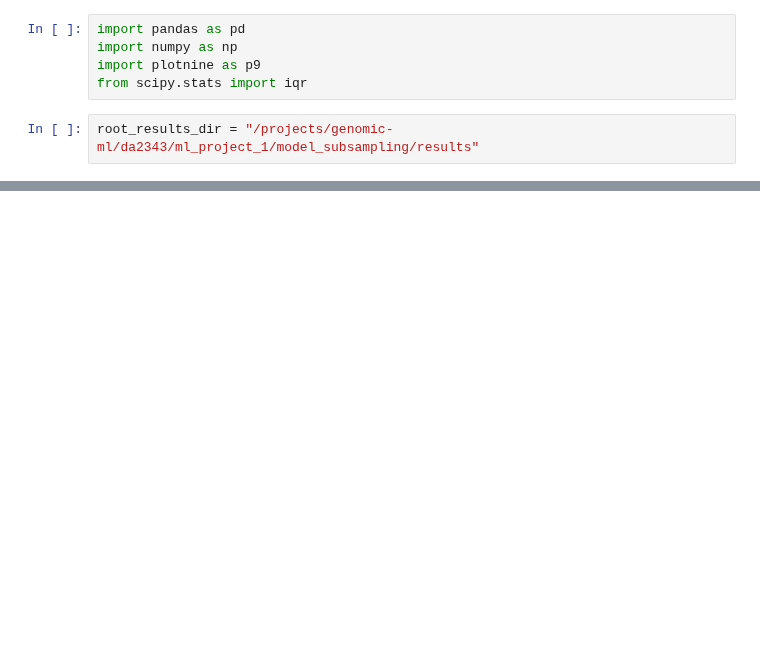
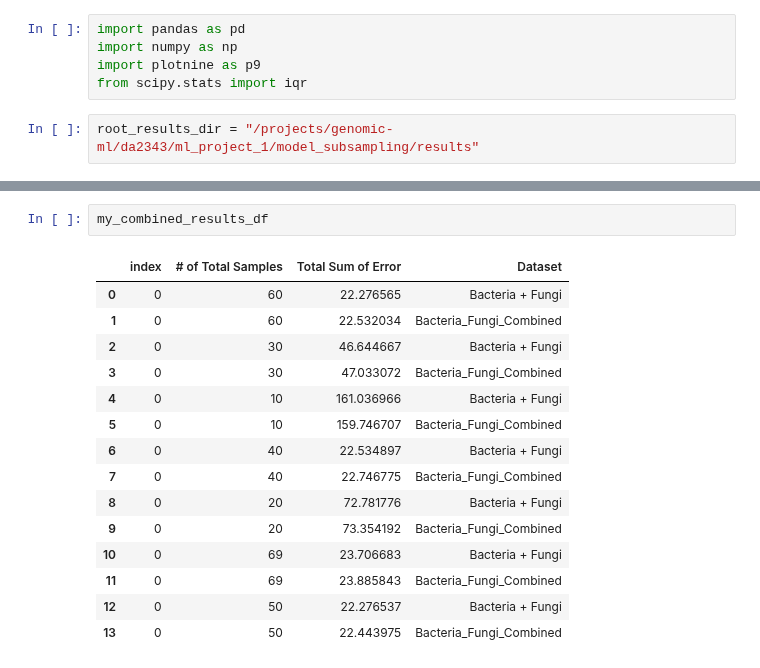
Before and after one commit to EngineerDanny/CS685-Microbe-Network-Research-Code, a Jupyter notebook: model_subsampling/results/analyze_results.ipynb, the cells around one changed output, grey strips where cells are left out. Cells and saved outputs as stored; diff of their text form; blank space fills up the shorter version.

```diff
--- a/model_subsampling/results/analyze_results.ipynb
+++ b/model_subsampling/results/analyze_results.ipynb
@@ -289,0 +202,18 @@ test_error_graph(error_df)
+# %%
+my_combined_results_df
+# %% [output]
+|  | index | # of Total Samples | Total Sum of Error | Dataset |
+| 0 | 0 | 60 | 22.276565 | Bacteria + Fungi |
+| 1 | 0 | 60 | 22.532034 | Bacteria_Fungi_Combined |
+| 2 | 0 | 30 | 46.644667 | Bacteria + Fungi |
+| 3 | 0 | 30 | 47.033072 | Bacteria_Fungi_Combined |
+| 4 | 0 | 10 | 161.036966 | Bacteria + Fungi |
+| 5 | 0 | 10 | 159.746707 | Bacteria_Fungi_Combined |
+| 6 | 0 | 40 | 22.534897 | Bacteria + Fungi |
+| 7 | 0 | 40 | 22.746775 | Bacteria_Fungi_Combined |
+| 8 | 0 | 20 | 72.781776 | Bacteria + Fungi |
+| 9 | 0 | 20 | 73.354192 | Bacteria_Fungi_Combined |
+| 10 | 0 | 69 | 23.706683 | Bacteria + Fungi |
+| 11 | 0 | 69 | 23.885843 | Bacteria_Fungi_Combined |
+| 12 | 0 | 50 | 22.276537 | Bacteria + Fungi |
+| 13 | 0 | 50 | 22.443975 | Bacteria_Fungi_Combined |
```
Also changed, not shown: parts of 8 cells of this notebook.
